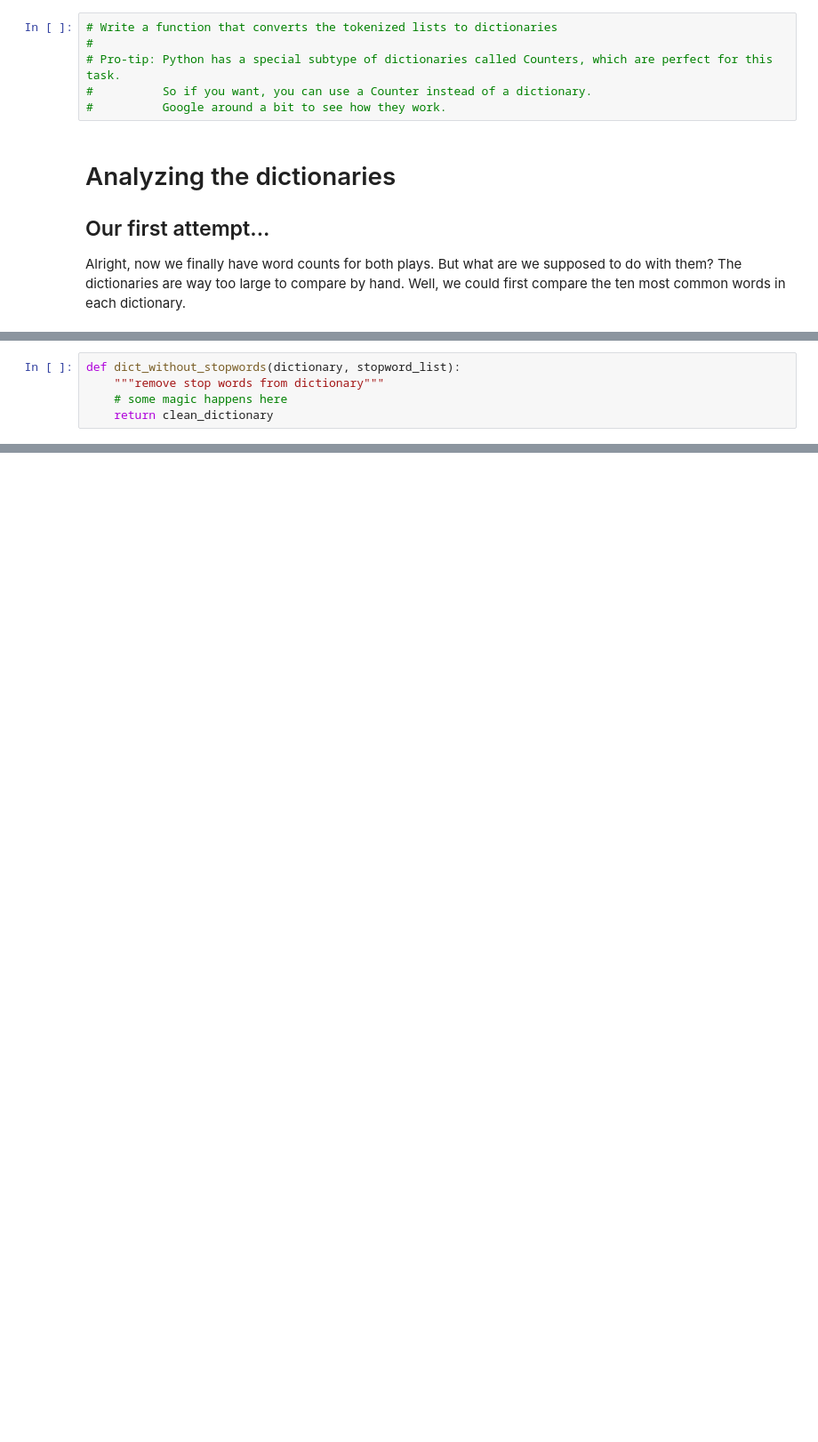
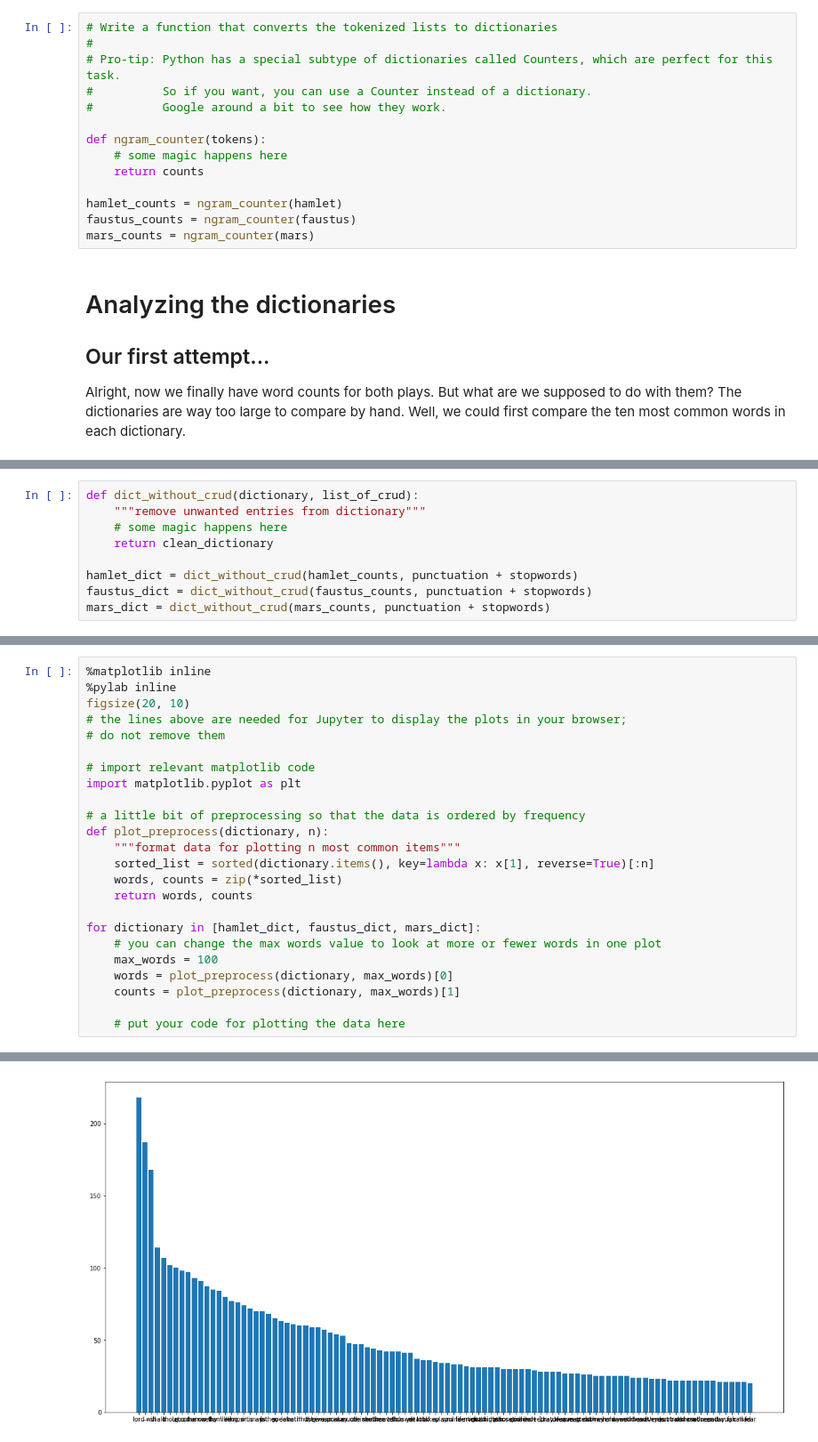
Before and after one commit to jscanderson/IACS-Computes-2017, a Jupyter notebook: Projects/Thomas_Linguistics/Literature analysis with n-grams.ipynb, the cells around one changed output, grey strips where cells are left out. Shown at 89% size. Drawn from its saved outputs; the diff is of its cells as text; blank space fills up the shorter version.

```diff
--- a/Projects/Thomas_Linguistics/Literature analysis with n-grams.ipynb
+++ b/Projects/Thomas_Linguistics/Literature analysis with n-grams.ipynb
@@ -173,6 +294,14 @@ should be converted to the dictionary
 # Pro-tip: Python has a special subtype of dictionaries called Counters, which are perfect for this task.
 #          So if you want, you can use a Counter instead of a dictionary.
 #          Google around a bit to see how they work.
+
+def ngram_counter(tokens):
+    # some magic happens here
+    return counts
+
+hamlet_counts = ngram_counter(hamlet)
+faustus_counts = ngram_counter(faustus)
+mars_counts = ngram_counter(mars)
 # %% [markdown]
 # Analyzing the dictionaries
 
@@ -230,7 +374,11 @@ But recall that our dictionaries still contain the unwanted stop words.
 We need to fix this first.
 # %%
-def dict_without_stopwords(dictionary, stopword_list):
-    """remove stop words from dictionary"""
+def dict_without_crud(dictionary, list_of_crud):
+    """remove unwanted entries from dictionary"""
     # some magic happens here
     return clean_dictionary
+
+hamlet_dict = dict_without_crud(hamlet_counts, punctuation + stopwords)
+faustus_dict = dict_without_crud(faustus_counts, punctuation + stopwords)
+mars_dict = dict_without_crud(mars_counts, punctuation + stopwords)
 # %% [markdown]
@@ -239,0 +386,25 @@ Now we can finally look at the graphs for *Hamlet* and *Dr. Faustus*.
+# %%
+%matplotlib inline
+%pylab inline
+figsize(20, 10)
+# the lines above are needed for Jupyter to display the plots in your browser;
+# do not remove them
+
+# import relevant matplotlib code
+import matplotlib.pyplot as plt
+
+# a little bit of preprocessing so that the data is ordered by frequency
+def plot_preprocess(dictionary, n):
+    """format data for plotting n most common items"""
+    sorted_list = sorted(dictionary.items(), key=lambda x: x[1], reverse=True)[:n]
+    words, counts = zip(*sorted_list)
+    return words, counts
+
+for dictionary in [hamlet_dict, faustus_dict, mars_dict]:
+    # you can change the max words value to look at more or fewer words in one plot
+    max_words = 100
+    words = plot_preprocess(dictionary, max_words)[0]
+    counts = plot_preprocess(dictionary, max_words)[1]
+
+    # put your code for plotting the data here
+# %% [output]
@@ -239,0 +412 @@ Now we can finally look at the graphs for *Hamlet* and *Dr. Faustus*.
+[figure, added]
```
Also changed, not shown: parts of 22 cells of this notebook, 5 other files.
